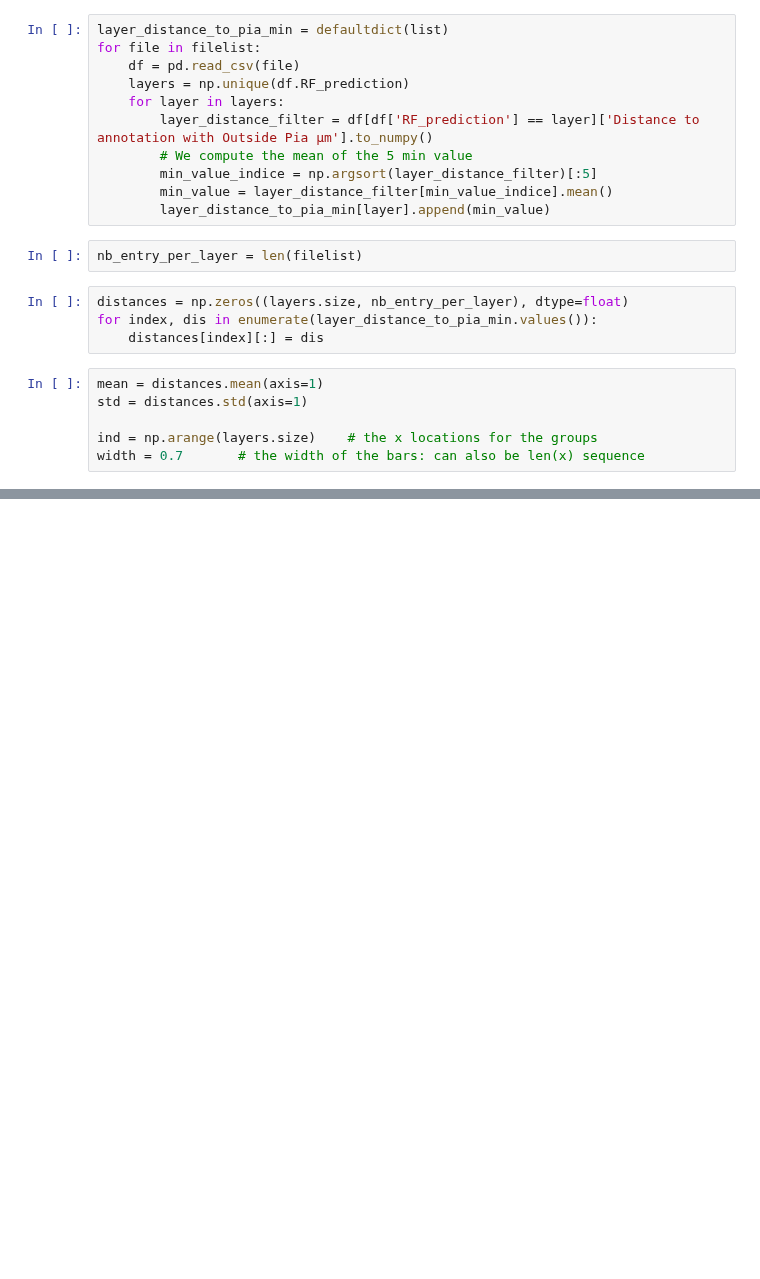
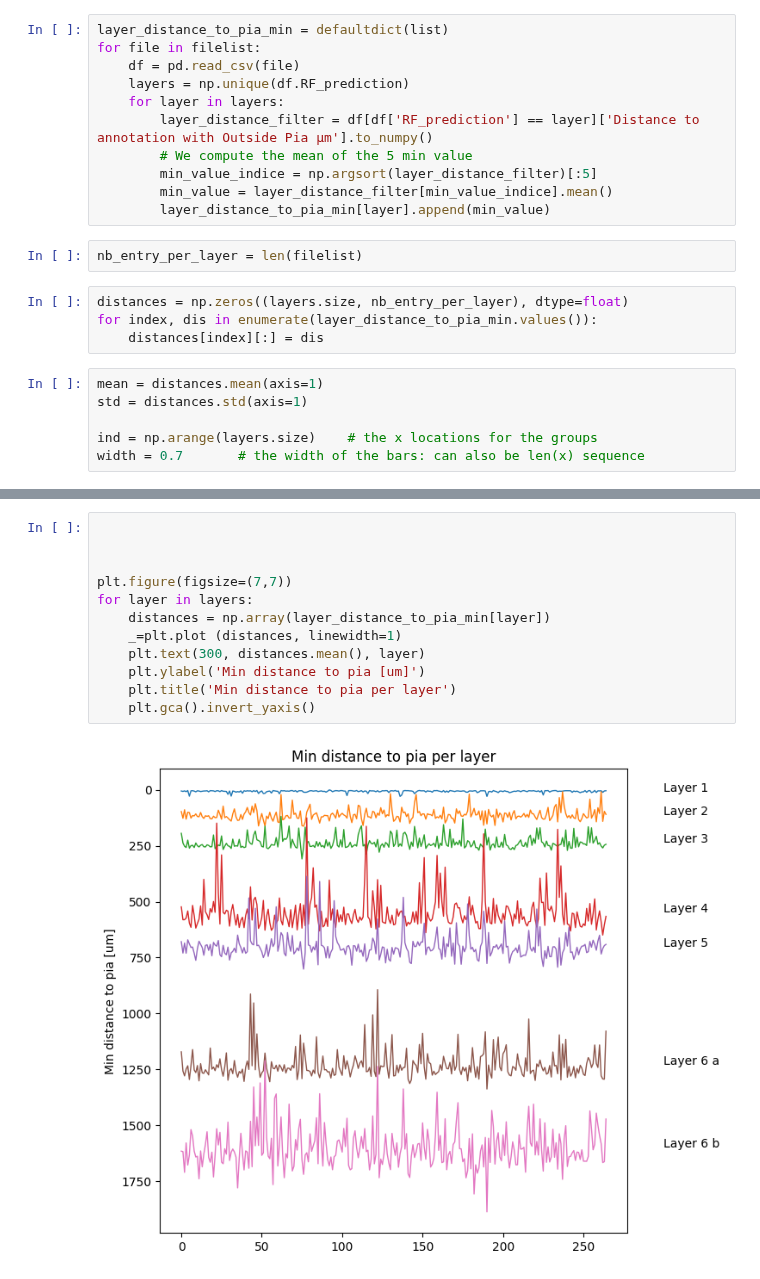
Before and after one commit to jacquemi-bbp/rat_sscx_nissl_analysis, a Jupyter notebook: Notebooks/layers_bondaries.ipynb, the cells around one changed output, grey strips where cells are left out. Saved outputs shown, nothing was run; the diff lists cells and outputs as text; blank space fills up the shorter version.

```diff
--- a/Notebooks/layers_bondaries.ipynb
+++ b/Notebooks/layers_bondaries.ipynb
@@ -50,0 +51,14 @@ plt.xticks(ind, columns)
+# %%
+
+
+
+plt.figure(figsize=(7,7))
+for layer in layers:
+    distances = np.array(layer_distance_to_pia_min[layer])
+    _=plt.plot (distances, linewidth=1)
+    plt.text(300, distances.mean(), layer)
+    plt.ylabel('Min distance to pia [um]')
+    plt.title('Min distance to pia per layer')
+    plt.gca().invert_yaxis()
+# %% [output]
+[figure, added]
```
Also changed, not shown: parts of 6 cells of this notebook.
